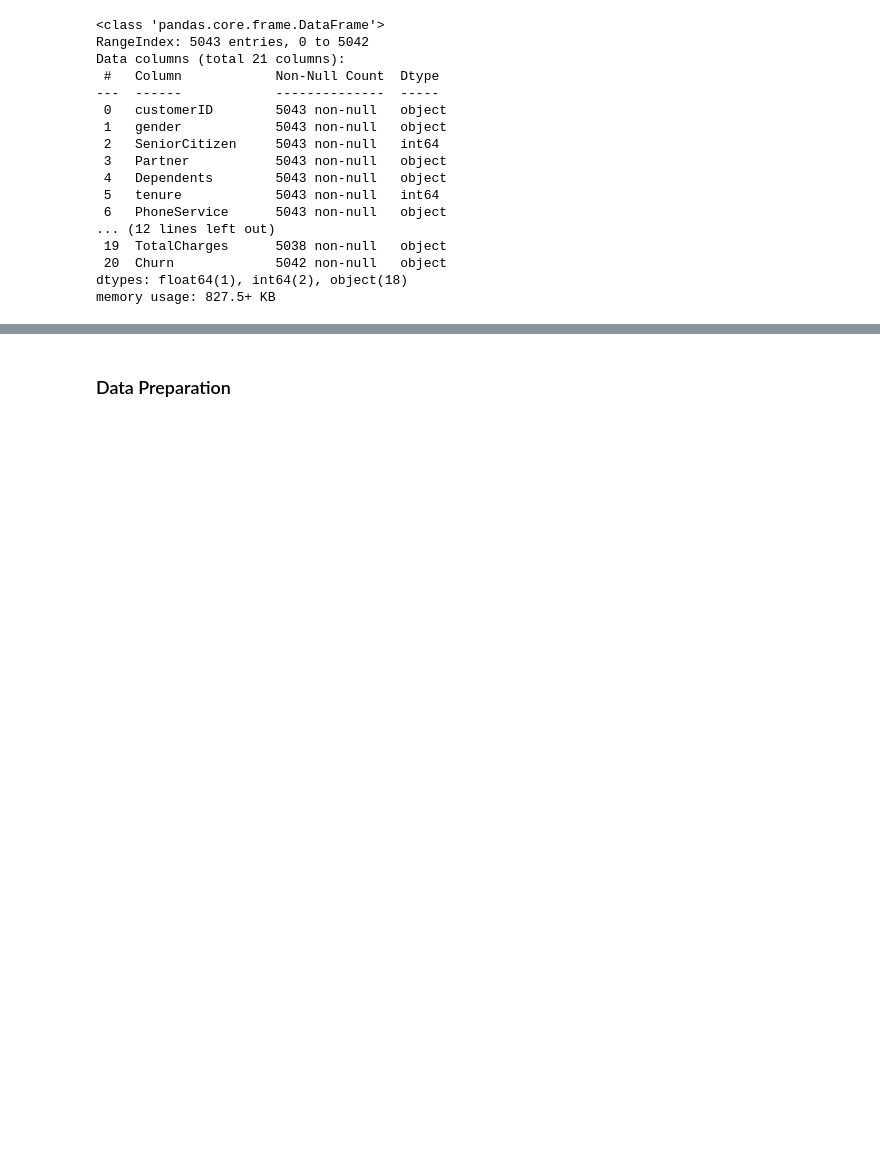
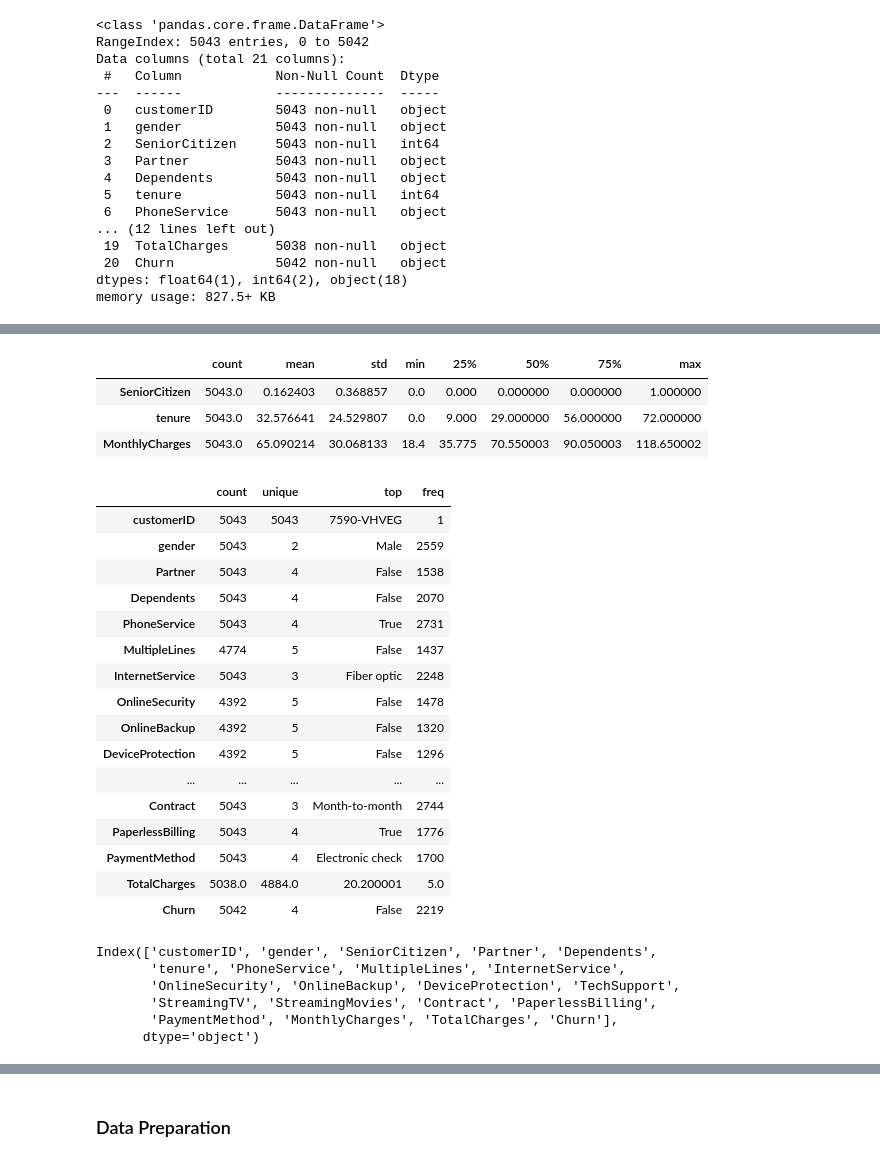
Before and after one commit to Njuraita/Customer-Churn-Prediction-, a Jupyter notebook: notebook/main.ipynb, the cells around one changed output, grey strips where cells are left out. Drawn from its saved outputs; the diff is of its cells as text; code cells hidden in the pictures; blank space fills up the shorter version.

Commit message:
Data Quality Assessment

```diff
--- a/notebook/main.ipynb
+++ b/notebook/main.ipynb
@@ -130,9 +150,9 @@ Index(['customerID', 'gender', 'SeniorCitizen', 'Partner', 'Dependents',
 #### **Merge the Train Datasets**
 # %%
 # Combine DataFrames
-churn_train = pd.concat([data, df], ignore_index=True)
+churn_prime = pd.concat([data, df], ignore_index=True)
 
-churn_train
+churn_prime
 # %% [output]
 |  | customerID | gender | SeniorCitizen | Partner | Dependents | tenure | PhoneService | MultipleLines | ... |
 | 0 | 7590-VHVEG | Female | 0 | True | False | 1 | False | None | ... |
@@ -273,0 +223,37 @@ array([False, True, None, 'No', 'Yes'], dtype=object)
+# %%
+churn_prime.describe().T
+# %% [output]
+|  | count | mean | std | min | 25% | 50% | 75% | max |
+| SeniorCitizen | 5043.0 | 0.162403 | 0.368857 | 0.0 | 0.000 | 0.000000 | 0.000000 | 1.000000 |
+| tenure | 5043.0 | 32.576641 | 24.529807 | 0.0 | 9.000 | 29.000000 | 56.000000 | 72.000000 |
+| MonthlyCharges | 5043.0 | 65.090214 | 30.068133 | 18.4 | 35.775 | 70.550003 | 90.050003 | 118.650002 |
+# %%
+churn_prime.describe(include= 'object').T
+# %% [output]
+|  | count | unique | top | freq |
+| customerID | 5043 | 5043 | 7590-VHVEG | 1 |
+| gender | 5043 | 2 | Male | 2559 |
+| Partner | 5043 | 4 | False | 1538 |
+| Dependents | 5043 | 4 | False | 2070 |
+| PhoneService | 5043 | 4 | True | 2731 |
+| MultipleLines | 4774 | 5 | False | 1437 |
+| InternetService | 5043 | 3 | Fiber optic | 2248 |
+| OnlineSecurity | 4392 | 5 | False | 1478 |
+| OnlineBackup | 4392 | 5 | False | 1320 |
+| DeviceProtection | 4392 | 5 | False | 1296 |
+| ... | ... | ... | ... | ... |
+| Contract | 5043 | 3 | Month-to-month | 2744 |
+| PaperlessBilling | 5043 | 4 | True | 1776 |
+| PaymentMethod | 5043 | 4 | Electronic check | 1700 |
+| TotalCharges | 5038.0 | 4884.0 | 20.200001 | 5.0 |
+| Churn | 5042 | 4 | False | 2219 |
+# %%
+columns= churn_prime.columns
+columns
+# %% [output]
+Index(['customerID', 'gender', 'SeniorCitizen', 'Partner', 'Dependents',
+       'tenure', 'PhoneService', 'MultipleLines', 'InternetService',
+       'OnlineSecurity', 'OnlineBackup', 'DeviceProtection', 'TechSupport',
+       'StreamingTV', 'StreamingMovies', 'Contract', 'PaperlessBilling',
+       'PaymentMethod', 'MonthlyCharges', 'TotalCharges', 'Churn'],
+      dtype='object')
```
Also changed, not shown: parts of 30 cells of this notebook.
